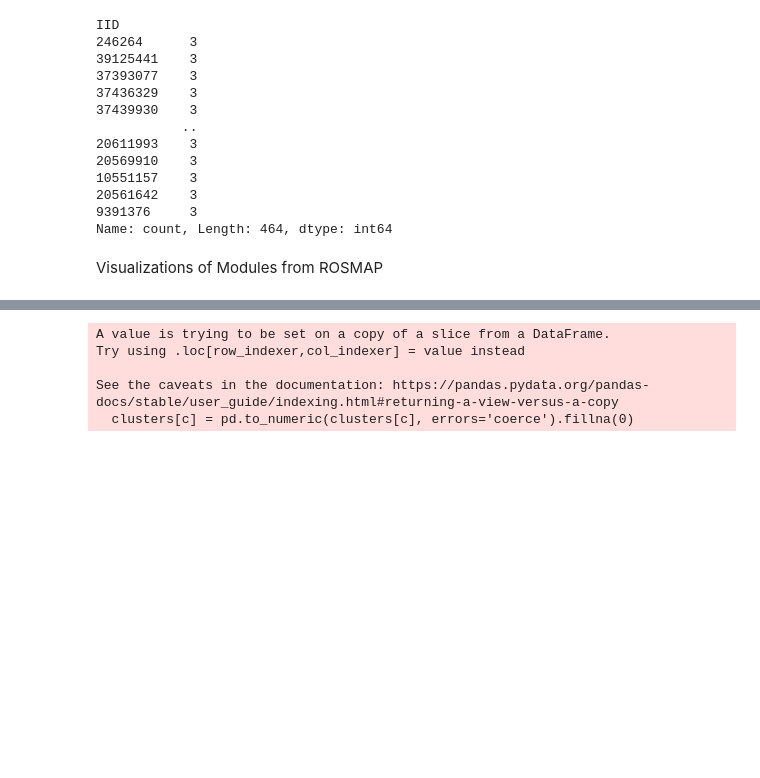
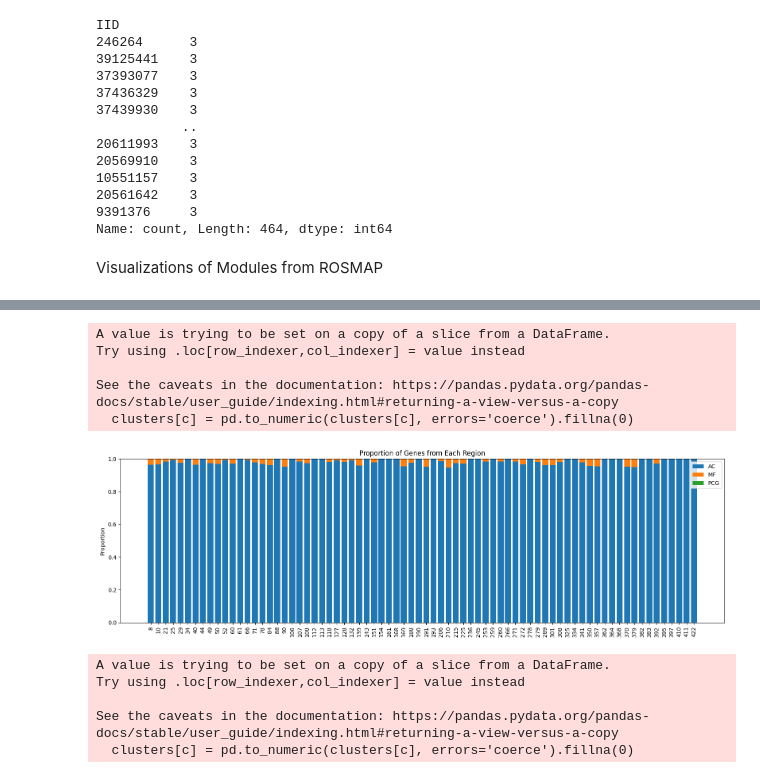
Before and after one commit to edenede2/CoExpression_ReProduction, a Jupyter notebook: rosmap.ipynb, the cells around one changed output, grey strips where cells are left out. Drawn from its saved outputs; the diff is of its cells as text; code cells hidden in the pictures; blank space fills up the shorter version.

```diff
--- a/rosmap.ipynb
+++ b/rosmap.ipynb
@@ -139,3 +144,51 @@ See the caveats in the documentation: https://pandas.pydata.org/pandas-docs/stab
+# %%
+import pandas as pd
+import numpy as np
+import matplotlib.pyplot as plt
+from pathlib import Path
+import plotly.express as px
+import plotly.graph_objects as go
+
+go_CSV = "go_bp_tab_rosmap_full.csv"
+go_ids = pd.read_csv(go_CSV, engine="python", on_bad_lines="skip")["module"].unique().tolist()
+
+cluster_details_full = pd.read_csv("/Users/edeneldar/Library/CloudStorage/GoogleDrive-edenede2@gmail.com/Shared drives/is-SomekhLab/inter_tissue_coexpression/proccessed_data/ROSMAP_full_outputs/xwgcna_rosmap_autobeta_run4_Cluster_details.tsv", sep="\t")
+
+cluster_details_full_ct = cluster_details_full[cluster_details_full['Cluster Type'] == 'TS']
+
+cluster_details_full_ct = cluster_details_full_ct[cluster_details_full_ct['Cluster ID'].isin(go_ids)]
+
+clusters = cluster_details_full_ct[["Cluster ID", "AC", "MF", "PCG"]]
+
+for c in ["AC", "MF", "PCG"]:
+    clusters[c] = pd.to_numeric(clusters[c], errors='coerce').fillna(0)
+
+clusters = clusters.sort_values(by="Cluster ID").reset_index(drop=True)
+
+counts = clusters[["AC", "MF", "PCG"]]
+props = counts.div(counts.sum(axis=1).replace(0, np.nan), axis=0).fillna(0)
+props.insert(0, 'Cluster ID', clusters['Cluster ID'].astype(int).values)
+
+fig, ax = plt.subplots(figsize=(16,5))
+x = np.arange(len(props))
+ax.bar(x, props['AC'], label='AC')
+ax.bar(x, props['MF'], bottom=props['AC'], label='MF')
+ax.bar(x, props['PCG'], bottom=props["AC"] + props["MF"], label='PCG')
+ax.set_xticks(x)
+ax.set_xticklabels(props['Cluster ID'].astype(str).tolist(), rotation=90)
+ax.set_ylabel('Proportion')
+ax.set_title('Proportion of Genes from Each Region')
+ax.legend(loc='upper right')
+fig.tight_layout()
+fig.savefig("rosmap_gene_proportionsTSGO.png", dpi=220, bbox_inches='tight')
+plt.show()
+# %% [output]
+A value is trying to be set on a copy of a slice from a DataFrame.
+Try using .loc[row_indexer,col_indexer] = value instead
+
+See the caveats in the documentation: https://pandas.pydata.org/pandas-docs/stable/user_guide/indexing.html#returning-a-view-versus-a-copy
+  clusters[c] = pd.to_numeric(clusters[c], errors='coerce').fillna(0)
+[figure, added]
 # %%
 import pandas as pd
 import numpy as np
```
Also changed, not shown: parts of 7 cells of this notebook, 11 other files.
